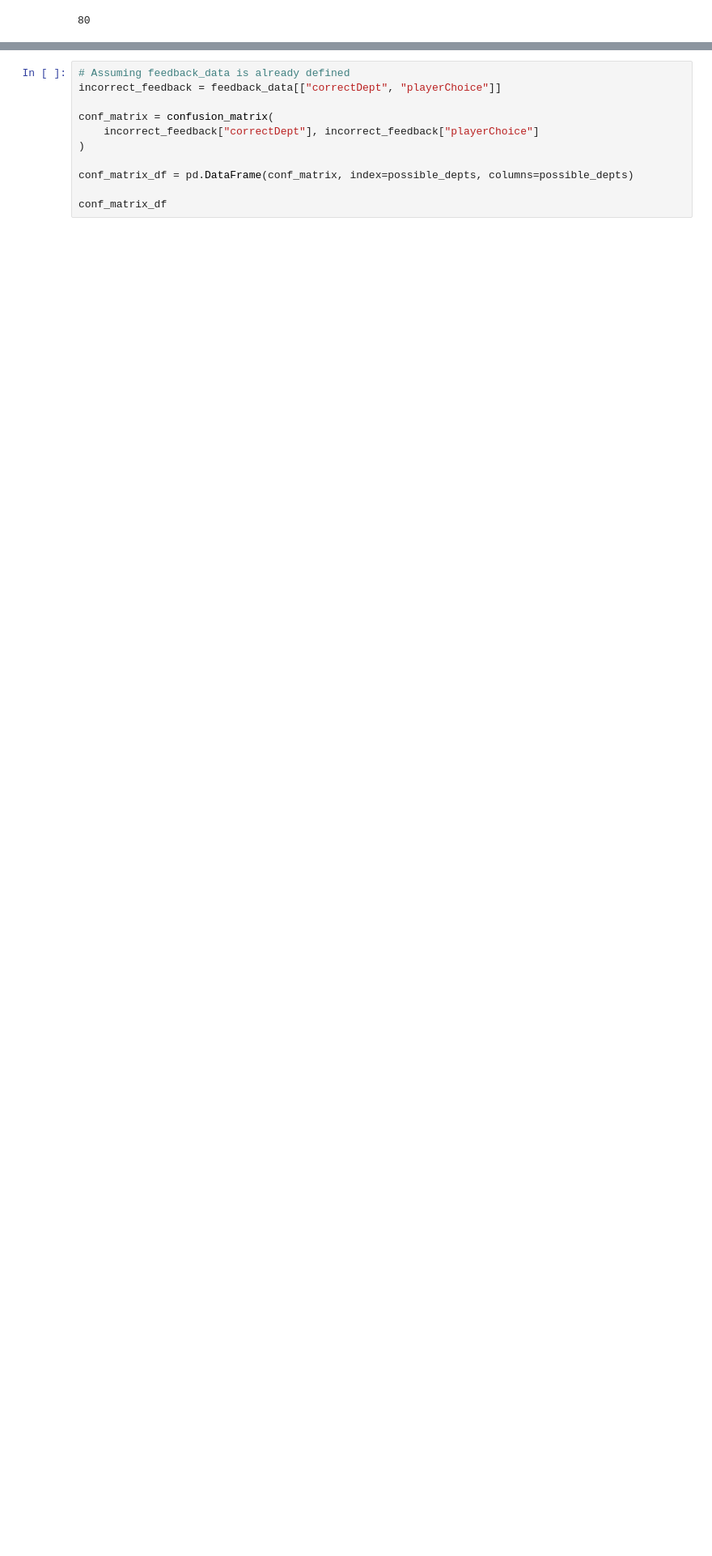
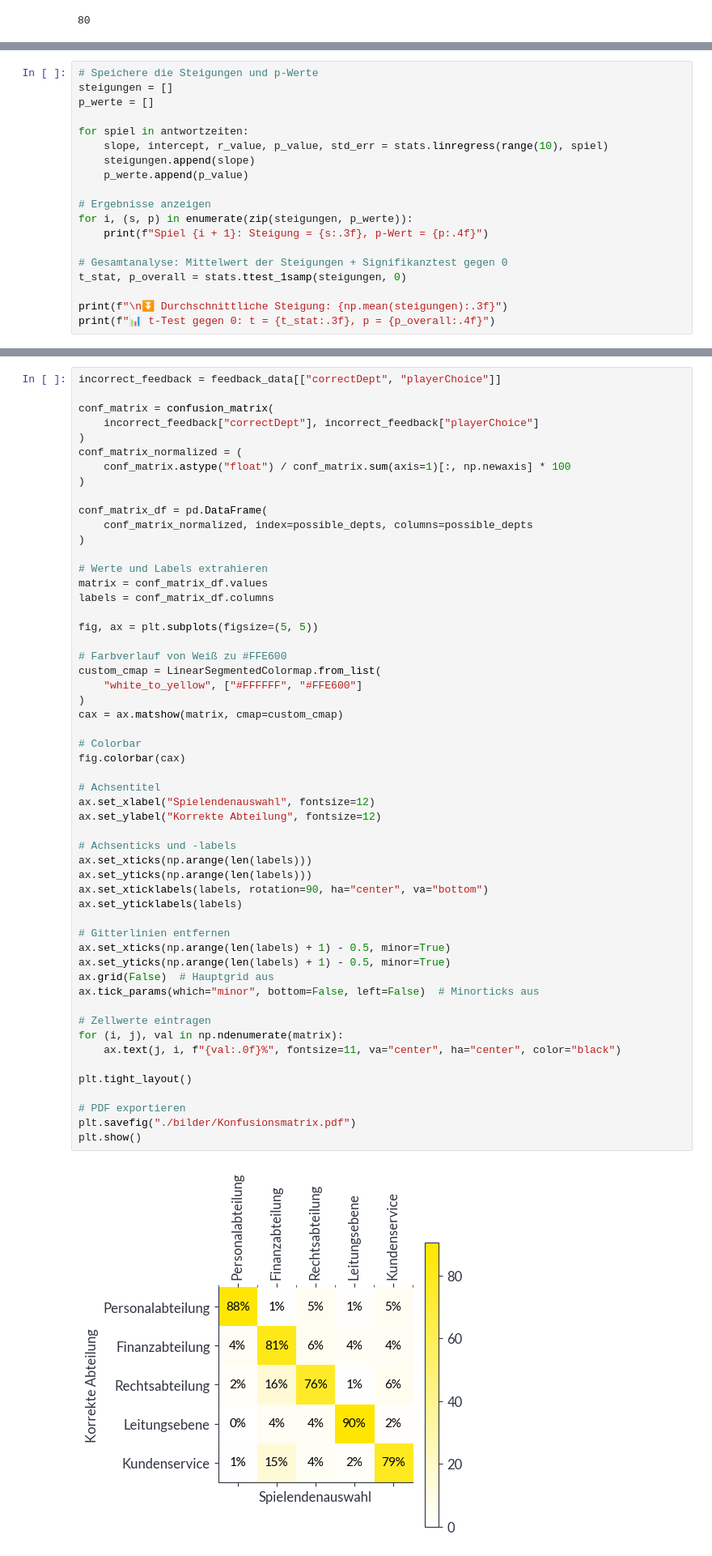
Before and after one commit to anacision-de/postkorb-panic, a Jupyter notebook: analysis/Analysis.ipynb, the cells around one changed output, grey strips where cells are left out. Shown at 81% size. Saved outputs shown, nothing was run; the diff lists cells and outputs as text; blank space fills up the shorter version.

```diff
--- a/analysis/Analysis.ipynb
+++ b/analysis/Analysis.ipynb
@@ -132,0 +292,19 @@ violinplot(scores, col="score", ylabel="Score in Punkten")
+# %%
+# Speichere die Steigungen und p-Werte
+steigungen = []
+p_werte = []
+
+for spiel in antwortzeiten:
+    slope, intercept, r_value, p_value, std_err = stats.linregress(range(10), spiel)
+    steigungen.append(slope)
+    p_werte.append(p_value)
+
+# Ergebnisse anzeigen
+for i, (s, p) in enumerate(zip(steigungen, p_werte)):
+    print(f"Spiel {i + 1}: Steigung = {s:.3f}, p-Wert = {p:.4f}")
+
+# Gesamtanalyse: Mittelwert der Steigungen + Signifikanztest gegen 0
+t_stat, p_overall = stats.ttest_1samp(steigungen, 0)
+
+print(f"\n⏬ Durchschnittliche Steigung: {np.mean(steigungen):.3f}")
+print(f"📊 t-Test gegen 0: t = {t_stat:.3f}, p = {p_overall:.4f}")
@@ -175,13 +398,58 @@ possible_depts = [
     "Kundenservice",
 ]
 # %%
-# Assuming feedback_data is already defined
 incorrect_feedback = feedback_data[["correctDept", "playerChoice"]]
 
 conf_matrix = confusion_matrix(
     incorrect_feedback["correctDept"], incorrect_feedback["playerChoice"]
 )
+conf_matrix_normalized = (
+    conf_matrix.astype("float") / conf_matrix.sum(axis=1)[:, np.newaxis] * 100
+)
 
-conf_matrix_df = pd.DataFrame(conf_matrix, index=possible_depts, columns=possible_depts)
+conf_matrix_df = pd.DataFrame(
+    conf_matrix_normalized, index=possible_depts, columns=possible_depts
+)
 
-conf_matrix_df
+# Werte und Labels extrahieren
+matrix = conf_matrix_df.values
+labels = conf_matrix_df.columns
+
+fig, ax = plt.subplots(figsize=(5, 5))
+
+# Farbverlauf von Weiß zu #FFE600
+custom_cmap = LinearSegmentedColormap.from_list(
+    "white_to_yellow", ["#FFFFFF", "#FFE600"]
+)
+cax = ax.matshow(matrix, cmap=custom_cmap)
+
+# Colorbar
+fig.colorbar(cax)
+
+# Achsentitel
+ax.set_xlabel("Spielendenauswahl", fontsize=12)
+ax.set_ylabel("Korrekte Abteilung", fontsize=12)
+
+# Achsenticks und -labels
+ax.set_xticks(np.arange(len(labels)))
+ax.set_yticks(np.arange(len(labels)))
+ax.set_xticklabels(labels, rotation=90, ha="center", va="bottom")
+ax.set_yticklabels(labels)
+
+# Gitterlinien entfernen
+ax.set_xticks(np.arange(len(labels) + 1) - 0.5, minor=True)
+ax.set_yticks(np.arange(len(labels) + 1) - 0.5, minor=True)
+ax.grid(False)  # Hauptgrid aus
+ax.tick_params(which="minor", bottom=False, left=False)  # Minorticks aus
+
+# Zellwerte eintragen
+for (i, j), val in np.ndenumerate(matrix):
+    ax.text(j, i, f"{val:.0f}%", fontsize=11, va="center", ha="center", color="black")
+
+plt.tight_layout()
+
+# PDF exportieren
+plt.savefig("./bilder/Konfusionsmatrix.pdf")
+plt.show()
+# %% [output]
+[figure, added]
```
Also changed, not shown: parts of 24 cells of this notebook, 6 other files.
